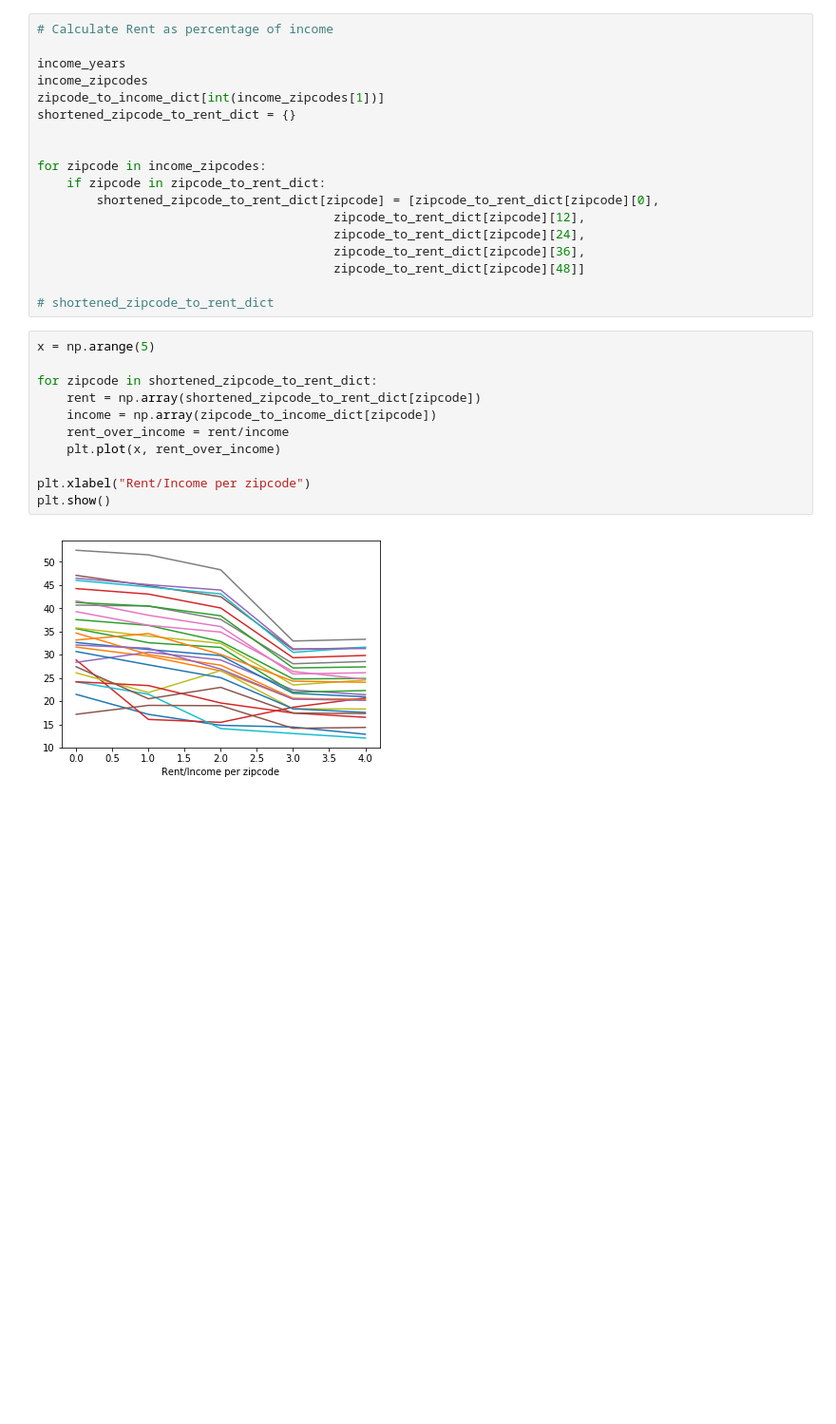
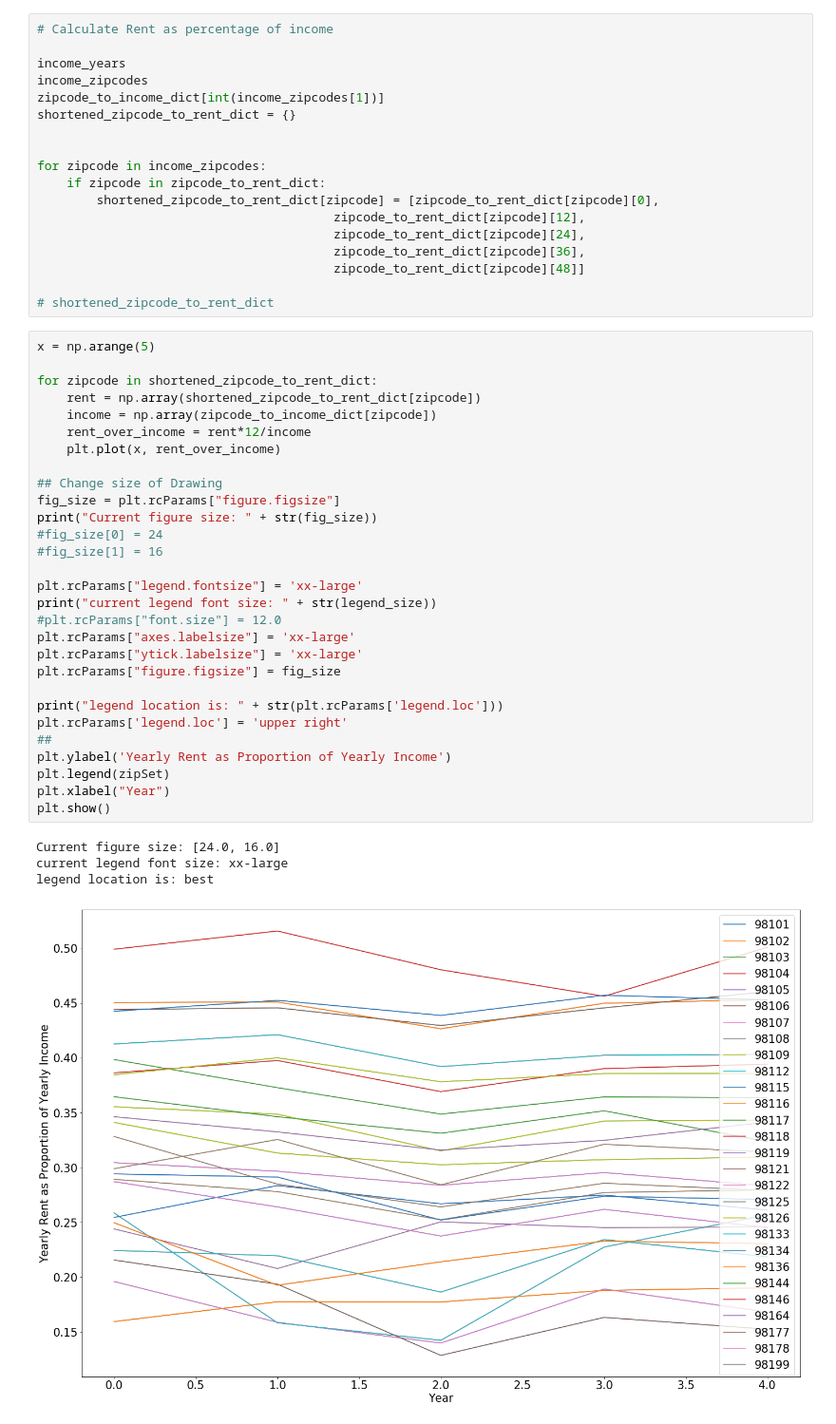
Before and after one commit to info370/project-dataseyance, a Jupyter notebook: Exploring Zillow Time Series.ipynb, the cells around one changed output. Shown at 95% size. Drawn from its saved outputs; the diff is of its cells as text; blank space fills up the shorter version.

```diff
--- a/Exploring Zillow Time Series.ipynb
+++ b/Exploring Zillow Time Series.ipynb
@@ -178,16 +196,37 @@ for zipcode in income_zipcodes:
                                         zipcode_to_rent_dict[zipcode][48]]
 
 # shortened_zipcode_to_rent_dict
-# %%
-x = np.arange(5)
-
-for zipcode in shortened_zipcode_to_rent_dict:
-    rent = np.array(shortened_zipcode_to_rent_dict[zipcode])
-    income = np.array(zipcode_to_income_dict[zipcode])
-    rent_over_income = rent/income
-    plt.plot(x, rent_over_income)
-
-plt.xlabel("Rent/Income per zipcode")
-plt.show()
-# %% [output]
-[figure, removed]
+# %%
+x = np.arange(5)
+
+for zipcode in shortened_zipcode_to_rent_dict:
+    rent = np.array(shortened_zipcode_to_rent_dict[zipcode])
+    income = np.array(zipcode_to_income_dict[zipcode])
+    rent_over_income = rent*12/income
+    plt.plot(x, rent_over_income)
+
+## Change size of Drawing
+fig_size = plt.rcParams["figure.figsize"]
+print("Current figure size: " + str(fig_size))
+#fig_size[0] = 24
+#fig_size[1] = 16
+
+plt.rcParams["legend.fontsize"] = 'xx-large'
+print("current legend font size: " + str(legend_size))
+#plt.rcParams["font.size"] = 12.0
+plt.rcParams["axes.labelsize"] = 'xx-large'
+plt.rcParams["ytick.labelsize"] = 'xx-large'
+plt.rcParams["figure.figsize"] = fig_size
+
+print("legend location is: " + str(plt.rcParams['legend.loc']))
+plt.rcParams['legend.loc'] = 'upper right'
+##
+plt.ylabel('Yearly Rent as Proportion of Yearly Income')
+plt.legend(zipSet)
+plt.xlabel("Year")
+plt.show()
+# %% [output]
+Current figure size: [24.0, 16.0]
+current legend font size: xx-large
+legend location is: best
+[figure, added]
```
Also changed, not shown: parts of 3 cells of this notebook, 8 other files.
